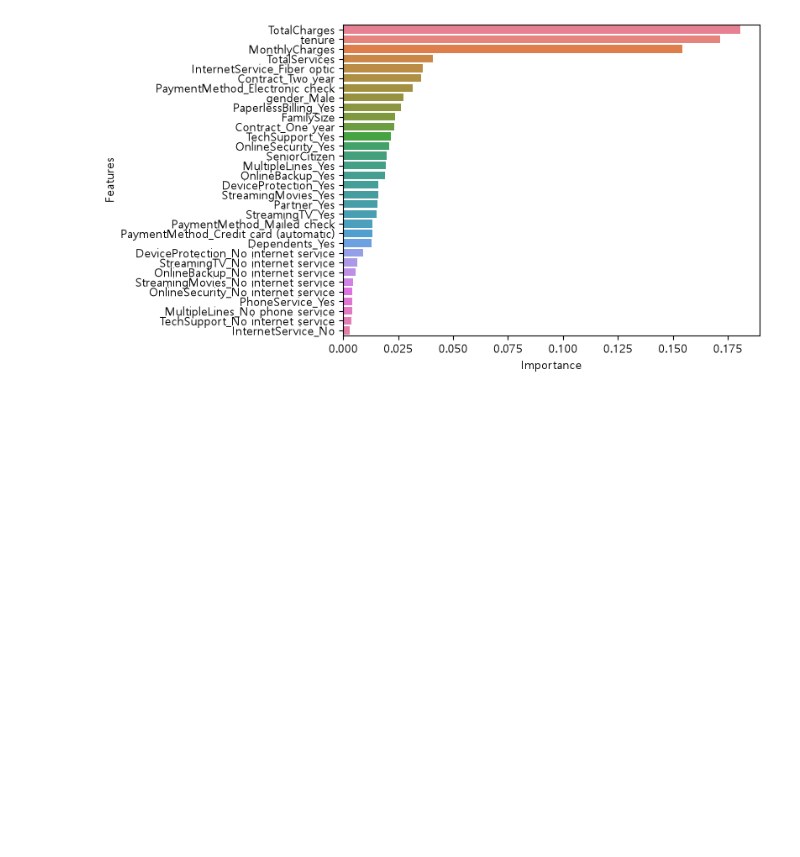
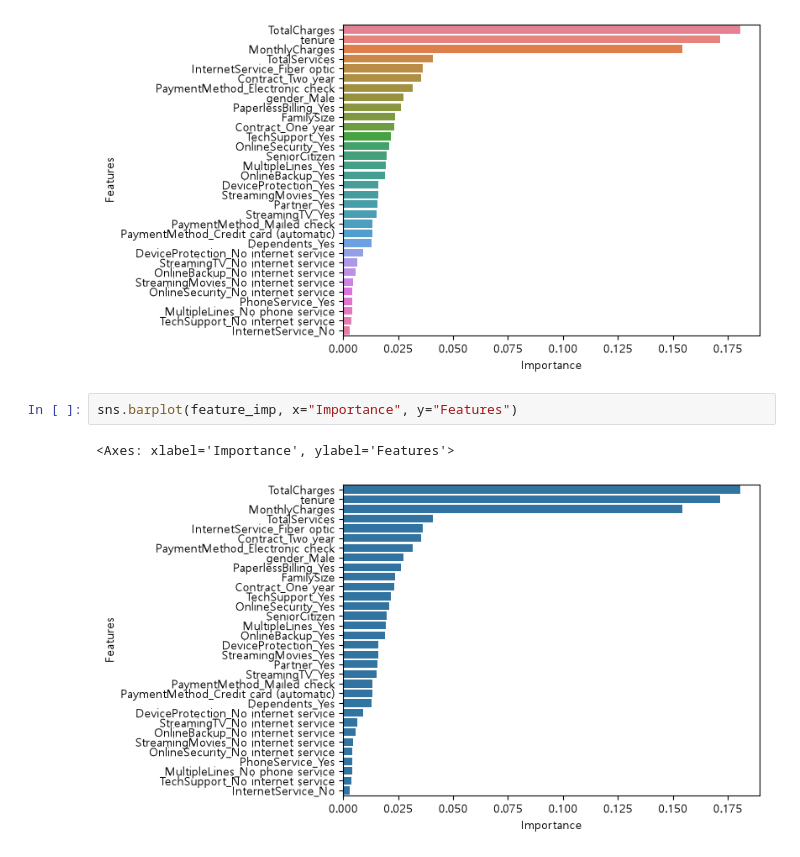
Before and after one commit to Bucheo/machine_learning, a Jupyter notebook: 9.랜덤포레스트 실습.ipynb, the cells around one changed output. Saved outputs shown, nothing was run; the diff lists cells and outputs as text; blank space fills up the shorter version.

```diff
--- a/9.랜덤포레스트 실습.ipynb
+++ b/9.랜덤포레스트 실습.ipynb
@@ -318,3 +318,8 @@ sns.barplot(feature_imp, x="Importance", y="Features", hue="Features")
 plt.show()
 # %% [output]
 [figure]
+# %%
+sns.barplot(feature_imp, x="Importance", y="Features")
+# %% [output]
+<Axes: xlabel='Importance', ylabel='Features'>
+[figure, added]
```
Also changed, not shown: parts of 1 cell of this notebook, 2 other files.
